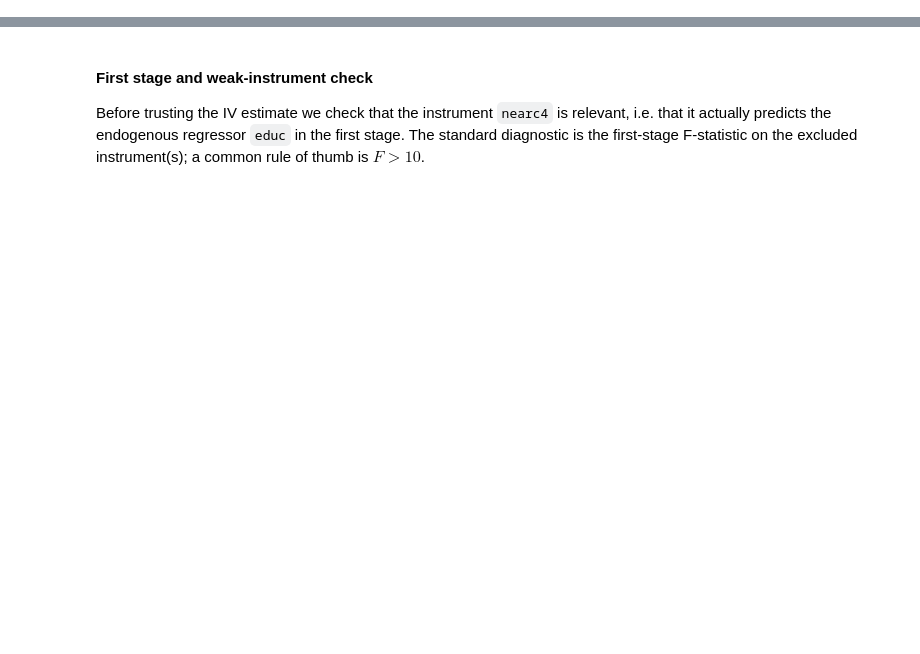
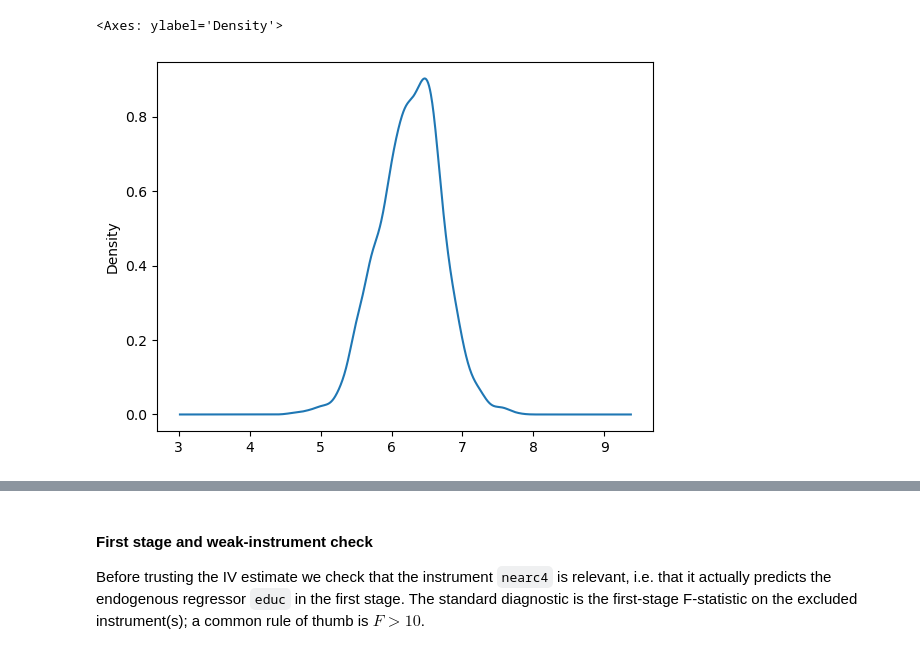
Before and after one commit to AppliedEconBerlin/bsoe_gc_aae_2026, a Jupyter notebook: Part_2/exercises/0_intro/intro.ipynb, the cells around one changed output, grey strips where cells are left out. Saved outputs shown, nothing was run; the diff lists cells and outputs as text; code cells hidden in the pictures; blank space fills up the shorter version.

```diff
--- a/Part_2/exercises/0_intro/intro.ipynb
+++ b/Part_2/exercises/0_intro/intro.ipynb
@@ -19,0 +109,9 @@ card = pd.read_stata("card.dta")
+# %%
+# Kernel Density of log-wages:
+card["lwage"].plot.kde()
+
+# review `matplotlib` documentation for more plotting options:
+# https://matplotlib.org/stable/contents.html
+# %% [output]
+<Axes: ylabel='Density'>
+[figure, added]
```
Also changed, not shown: parts of 42 cells of this notebook, 1 other file.
